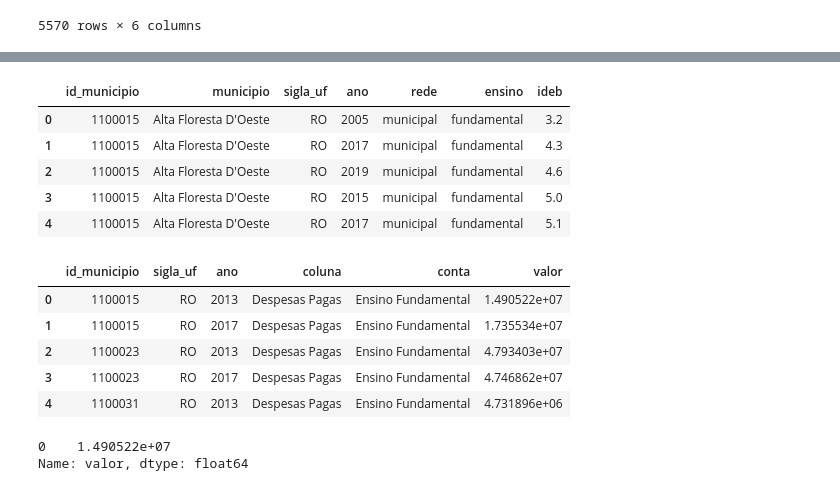
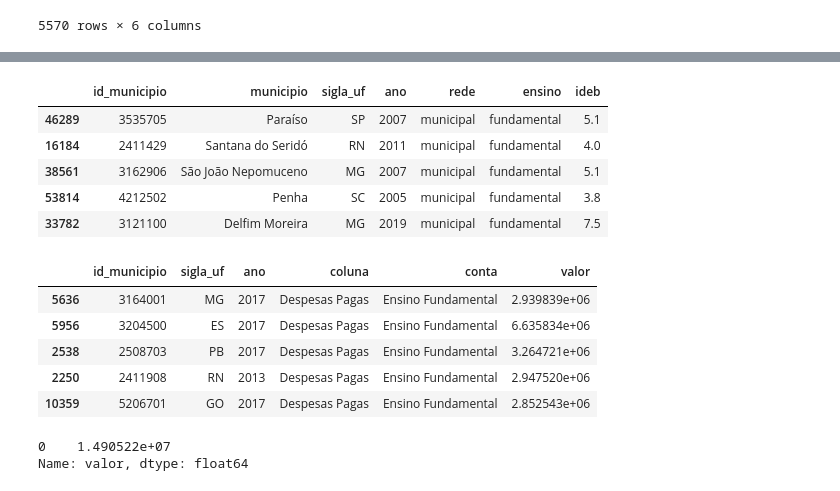
Before and after one commit to UFRJ-Analytica/odd2021, a Jupyter notebook: analises.ipynb, the cells around one changed output, grey strips where cells are left out. Drawn from its saved outputs; the diff is of its cells as text; code cells hidden in the pictures.

```diff
--- a/analises.ipynb
+++ b/analises.ipynb
@@ -229,32 +247,32 @@ corrigido_df_despesas = df_despesas.apply(lambda row: correct_money(row), axis=1
 # %%
 query_ideb = "SELECT id_municipio, municipio, estado_abrev AS sigla_uf, ano, rede, ensino, ideb FROM `basedosdados.br_inep_ideb.municipio`;"
 
 df_ideb_mun = get_data("br_inep_ideb.municipio.reduzido", query = query_ideb)
 
 df_ideb_mun = df_ideb_mun.loc[((df_ideb_mun["ensino"]=="fundamental") &
              (df_ideb_mun["rede"]=="municipal") &
              (df_ideb_mun["ano"]<2021)) &~
              (pd.isna(df_ideb_mun["ideb"]))].reset_index(drop=True)
 
-df_ideb_mun.head()
+df_ideb_mun.sample(5).head()
 # %% [output]
 |  | id_municipio | municipio | sigla_uf | ano | rede | ensino | ideb |
-| 0 | 1100015 | Alta Floresta D'Oeste | RO | 2005 | municipal | fundamental | 3.2 |
-| 1 | 1100015 | Alta Floresta D'Oeste | RO | 2017 | municipal | fundamental | 4.3 |
-| 2 | 1100015 | Alta Floresta D'Oeste | RO | 2019 | municipal | fundamental | 4.6 |
-| 3 | 1100015 | Alta Floresta D'Oeste | RO | 2015 | municipal | fundamental | 5.0 |
-| 4 | 1100015 | Alta Floresta D'Oeste | RO | 2017 | municipal | fundamental | 5.1 |
+| 46289 | 3535705 | Paraíso | SP | 2007 | municipal | fundamental | 5.1 |
+| 16184 | 2411429 | Santana do Seridó | RN | 2011 | municipal | fundamental | 4.0 |
+| 38561 | 3162906 | São João Nepomuceno | MG | 2007 | municipal | fundamental | 5.1 |
+| 53814 | 4212502 | Penha | SC | 2005 | municipal | fundamental | 3.8 |
+| 33782 | 3121100 | Delfim Moreira | MG | 2019 | municipal | fundamental | 7.5 |
 # %%
 despesas_fundamental = corrigido_df_despesas.loc[(corrigido_df_despesas["conta"]=="Ensino Fundamental")&(corrigido_df_despesas["ano"].isin([2013,2017]))].sort_values(by=["id_municipio", "ano"]).dropna().reset_index(drop=True)
 
-despesas_fundamental.head()
+despesas_fundamental.sample(5).head()
 # %% [output]
 |  | id_municipio | sigla_uf | ano | coluna | conta | valor |
-| 0 | 1100015 | RO | 2013 | Despesas Pagas | Ensino Fundamental | 1.490522e+07 |
-| 1 | 1100015 | RO | 2017 | Despesas Pagas | Ensino Fundamental | 1.735534e+07 |
-| 2 | 1100023 | RO | 2013 | Despesas Pagas | Ensino Fundamental | 4.793403e+07 |
-| 3 | 1100023 | RO | 2017 | Despesas Pagas | Ensino Fundamental | 4.746862e+07 |
-| 4 | 1100031 | RO | 2013 | Despesas Pagas | Ensino Fundamental | 4.731896e+06 |
+| 5636 | 3164001 | MG | 2017 | Despesas Pagas | Ensino Fundamental | 2.939839e+06 |
+| 5956 | 3204500 | ES | 2017 | Despesas Pagas | Ensino Fundamental | 6.635834e+06 |
+| 2538 | 2508703 | PB | 2017 | Despesas Pagas | Ensino Fundamental | 3.264721e+06 |
+| 2250 | 2411908 | RN | 2013 | Despesas Pagas | Ensino Fundamental | 2.947520e+06 |
+| 10359 | 5206701 | GO | 2017 | Despesas Pagas | Ensino Fundamental | 2.852543e+06 |
 # %%
 mun_despesas = despesas_fundamental.loc[despesas_fundamental["id_municipio"]==1100015]
 mun_despesas.loc[mun_despesas["ano"]==2013]["valor"]
```
Also changed, not shown: parts of 19 cells of this notebook, 14 other files.
